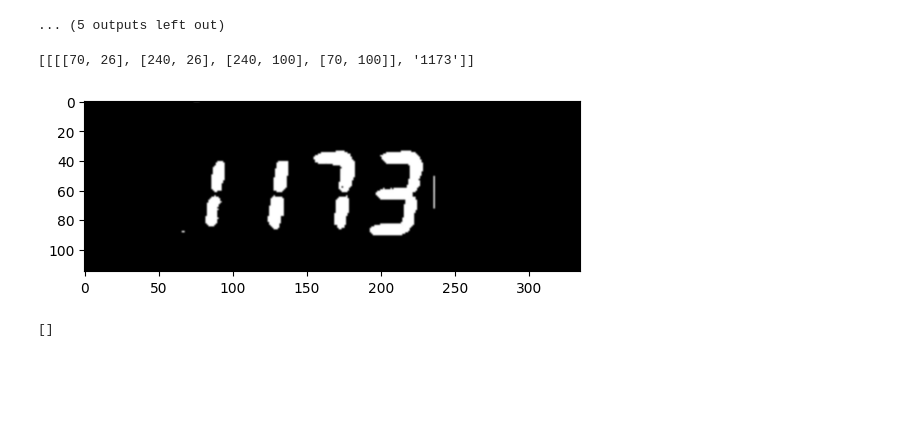
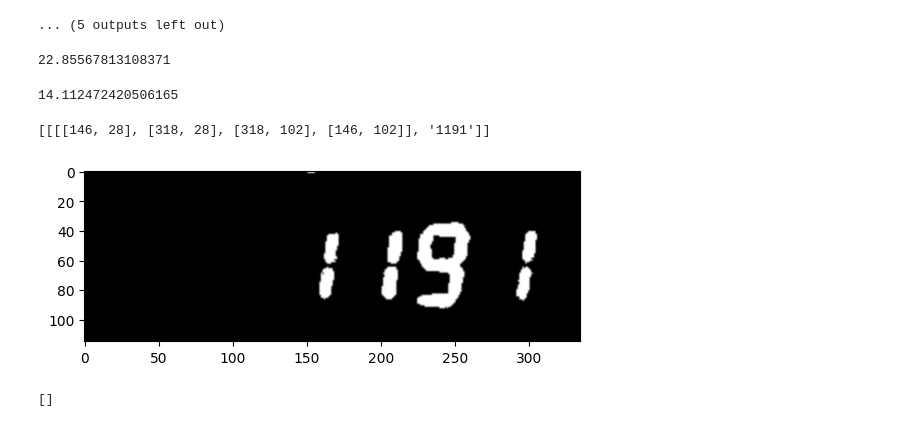
Before and after one commit to Jliporace/reading-kiln-termostat, a Jupyter notebook: notebooks/Untitled.ipynb, the cells around one changed output. Saved outputs shown, nothing was run; the diff lists cells and outputs as text; code cells hidden in the pictures; blank space fills up the shorter version.

Commit message:
code of performance tests ocr

```diff
--- a/notebooks/Untitled.ipynb
+++ b/notebooks/Untitled.ipynb
@@ -28,0 +26,3 @@ reader.readtext(x_1173, allowlist='0123456789', paragraph = True)
+# %%
+image = cv2.imread('/home/jessica/reading-kiln-termostat/data/recordings/10-10-2023-esmalte/frames/2_60.png')
+reader.readtext(image)
@@ -81,17 +105,23 @@ def white_mask(image, lower):
 
     # Optionally, apply the mask to the original image to extract only white areas
     return cv2.bitwise_and(image, image, mask=mask)
+# %%
+image = cv2.imread('/home/jessica/reading-kiln-termostat/data/recordings/test_results/white_best_mask/29-08-2024-esmalte/prediction_frames/2024-08-29_23:16:56_1198_8494.png')
+print(prep.average_brightness(image))
+# %% [output]
+22.85567813108371
 # %%
-o_1173 = cv2.imread('/home/jessica/reading-kiln-termostat/data/processed_recordings/29-08-2024-esmalte/cropped_datetime/2024-08-29_22:53:56.png')
+# o_1173 = cv2.imread('/home/jessica/reading-kiln-termostat/data/processed_recordings/29-08-2024-esmalte/cropped_datetime/2024-08-29_22:53:56.png')
 # img = cv2.cvtColor(o_1173, cv2.COLOR_BGR2GRAY)
 # _, threshold_image = cv2.threshold(o_1173, 225, 255, cv2.THRESH_BINARY)
-masked = white_mask(o_1173, [220, 220, 240])
+masked = white_mask(image, [240, 240, 240])
 plt.imshow(masked, cmap = 'gray', interpolation = 'bicubic')
-
+print(prep.average_brightness(masked))
 reader.readtext(masked, allowlist='0123456789', paragraph = True)
 # %% [output]
-[[[[70, 26], [240, 26], [240, 100], [70, 100]], '1173']]
+14.112472420506165
+[[[[146, 28], [318, 28], [318, 102], [146, 102]], '1191']]
-[figure, old version]
+[figure, new version]
 # %%
 masked = white_mask(cv2.imread(red0), [235, 235, 235])
 plt.imshow(masked, cmap = 'gray', interpolation = 'bicubic')
```
Also changed, not shown: parts of 6 cells of this notebook, 23 other files.
